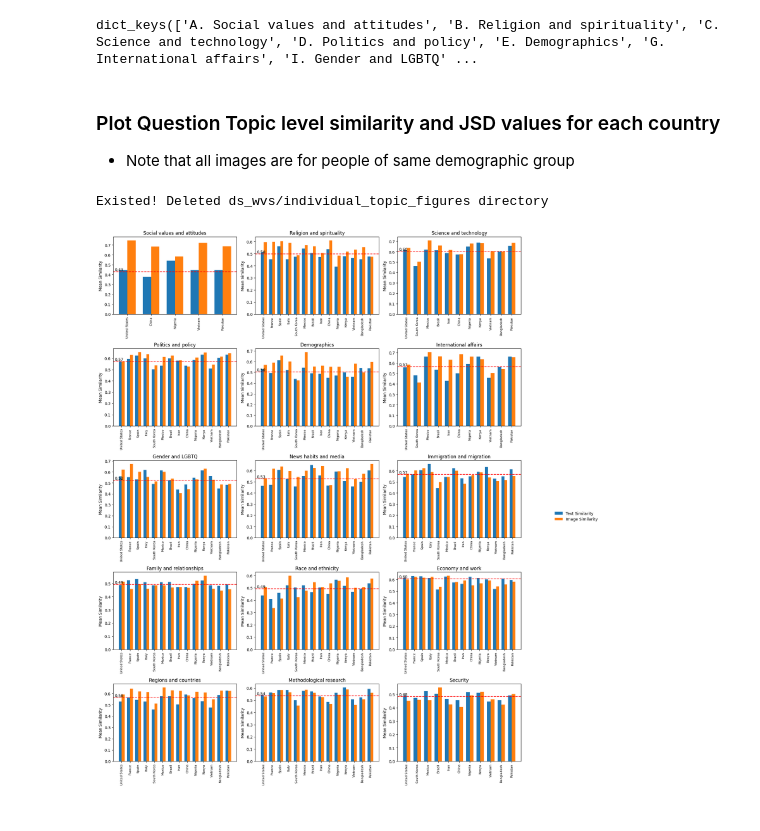
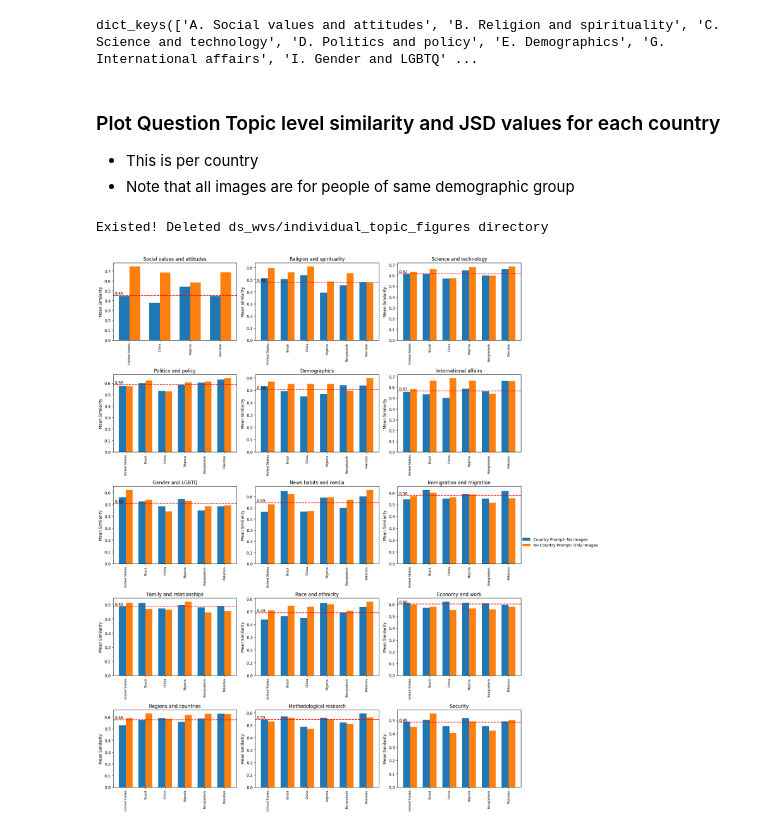
Before and after one commit to copperwiring/cultural_values, a Jupyter notebook: notebooks/DollarSDataAnalysis.ipynb, the cells around one changed output. Saved outputs shown, nothing was run; the diff lists cells and outputs as text; code cells hidden in the pictures.

```diff
--- a/notebooks/DollarSDataAnalysis.ipynb
+++ b/notebooks/DollarSDataAnalysis.ipynb
@@ -197,11 +229,16 @@ array(['Bangladesh', 'Brazil', 'China', 'France', 'Iran', 'Italy',
 ### For each question topic, calculate the mean similarity and JSD values for each country
 - column names will be 'question_topic_mean_jsd' and 'question_topic_mean_similarity'
 # %%
-rich_countries = ["United States", "Russia", "Romania", "France", "Spain", "Italy", "South Korea", ]
-medium_countries = ["Mexico", "Mongolia", "Brazil","Colombia", "Iran", "Indonesia", "Philippines", "China", ]
-poor_countries = ["Ethiopia", "Nigeria", "Egypt", "Kenya", "Vietnam", "Bangladesh", "Pakistan"]
+# un_rich_countries = ["United States", "Russia", "Romania", "France", "Spain", "Italy", "South Korea", ]
+# un_medium_countries = ["Mexico", "Mongolia", "Brazil","Colombia", "Iran", "Indonesia", "Philippines", "China", ]
+# un_poor_countries = ["Ethiopia", "Nigeria", "Egypt", "Kenya", "Vietnam", "Bangladesh", "Pakistan"]
+# un_country_list = un_rich_countries + un_medium_countries + un_poor_countries
 
-country_list = rich_countries + medium_countries + poor_countries
+ds_rich_countries = ["United States"]
+ds_medium_countries = ["Brazil", "China", "South Africa" ]
+ds_poor_countries = ["Nigeria", "Bangladesh", "Pakistan"]
+
+country_list = ds_rich_countries + ds_medium_countries + ds_poor_countries
 # %%
 # for each question_topic, calculate mean of jsd and similarity per country and save as different df
 # save all dfs in a dictionary
@@ -244,6 +281,7 @@ df_category_similarity.keys()
 dict_keys(['A. Social values and attitudes', 'B. Religion and spirituality', 'C. Science and technology', 'D. Politics and policy', 'E. Demographics', 'G. International affairs', 'I. Gender and LGBTQ' ...
 # %% [markdown]
 ### Plot Question Topic level similarity and JSD values for each country
+- This is per country
 - Note that all images are for people of same demographic group
 # %%
 import os
@@ -252,8 +290,7 @@ import matplotlib.pyplot as plt
 import numpy as np
 from matplotlib.transforms import blended_transform_factory
 
-# Create a blended transformation for the subplot
-transform = blended_transform_factory(ax.transAxes, ax.transData)
+
 
 # Assuming df_category_similarity is a dictionary with dataframes per topic
 # and 'country_list' is defined as a list of country names in desired order
@@ -276,6 +313,7 @@ fig_width = 6 * n_cols
 fig_height = 4 * n_rows
 fig, axs = plt.subplots(n_rows, n_cols, figsize=(fig_width, fig_height))
 axs = axs.flatten()  # Flatten the array of axes
+
 
 for idx, topic in enumerate(question_topics):
     df_category = df_category_similarity[topic].copy()
@@ -303,6 +341,10 @@ for idx, topic in enumerate(question_topics):
 
     # Sort countries based on 'country_list'
     df_pivot['country'] = pd.Categorical(df_pivot['country'], categories=country_list, ordered=True)
+
+    # Drop countries that have missing data in either scenario
+    df_pivot = df_pivot.dropna()
+
     df_pivot = df_pivot.sort_values('country')
 
     # Data for plotting
@@ -316,14 +358,17 @@ for idx, topic in enumerate(question_topics):
     ax = axs[idx]
 
     # Plot bars on the subplot
-    ax.bar(x - width/2, text_similarities, width, label='Text Similarity')
-    ax.bar(x + width/2, image_similarities, width, label='Image Similarity')
+    ax.bar(x - width/2, text_similarities, width, label= 'Country Prompt- No Images')
+    ax.bar(x + width/2, image_similarities, width, label='No Country Prompt- Only Images')
 
     # Compute the mean similarity for the topic using text-level data only
-    text_mean = df_category[df_category['Image'] == False]['question_topic_mean_similarity'].mean()
+    text_mean = df_pivot['Text Similarity'].mean()
 
     # Plot horizontal red dashed line at text_mean
     ax.axhline(text_mean, color='red', linestyle='--')
+
+    # Create a blended transformation for the subplot
+    transform = blended_transform_factory(ax.transAxes, ax.transData)
 
     # Annotate the mean value on the plot
     ax.text(0.01, text_mean, f'{text_mean:.2f}', color='black', ha='left', va='bottom', transform=ax.get_yaxis_transform())
@@ -342,8 +387,8 @@ for idx, topic in enumerate(question_topics):
     fig_individual, ax_individual = plt.subplots(figsize=(8, 4))
 
     # Plot bars on the individual figure
-    ax_individual.bar(x - width/2, text_similarities, width, label='Text Similarity')
-    ax_individual.bar(x + width/2, image_similarities, width, label='Image Similarity')
+    ax_individual.bar(x - width/2, text_similarities, width, label= 'Country Prompt- No Images')
+    ax_individual.bar(x + width/2, image_similarities, width, label='No Country Prompt- Only Images')
 
     # Plot horizontal red dashed line at text_mean
     ax_individual.axhline(text_mean, color='red', linestyle='--')
@@ -357,31 +402,31 @@ for idx, topic in enumerate(question_topics):
     ax_individual.set_xticks(x)
     ax_individual.set_xticklabels(countries, rotation=90)
     ax_individual.tick_params(axis='x', which='major', labelsize=8)
 
     # Add legend to individual figure, located in the upper right corner outside the plot area
     ax_individual.legend(loc='upper left', bbox_to_anchor=(1, 1), frameon=False)
 
     # Adjust layout to make room for the legend
     fig_individual.tight_layout(rect=[0, 0, 0.8, 1])  # Leave space on the right for the legend
 
     # Save individual figure
     fig_individual.savefig(os.path.join(individual_figures_dir, f'{topic_title}.png'), bbox_inches='tight')
     plt.close(fig_individual)  # Close the figure to free memory
 
 # Remove empty subplots if any
 for idx in range(len(question_topics), n_rows * n_cols):
     fig.delaxes(axs[idx])
 
 # Adjust layout to make room for the legend
 plt.tight_layout(rect=[0, 0, 0.85, 1])  # Leave space on the right
 
 # Add a single legend on the right
 handles, labels = ax.get_legend_handles_labels()
 fig.legend(handles, labels, loc='upper right', bbox_to_anchor=(1.0, 0.5), frameon=False)
 # Save the final figure with all subplots
 fig.savefig(f'{individual_figures_dir}/final_similarity_plot.png', bbox_inches='tight')
 
 plt.show()
 # %% [output]
 Existed! Deleted ds_wvs/individual_topic_figures directory
-[figure, old version]
+[figure, new version]
```
Also changed, not shown: parts of 20 cells of this notebook, 6 other files.
